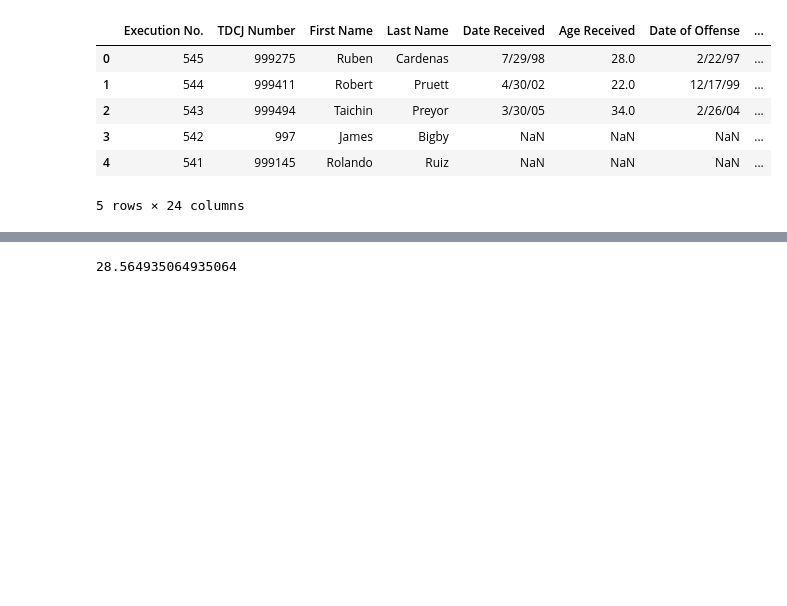
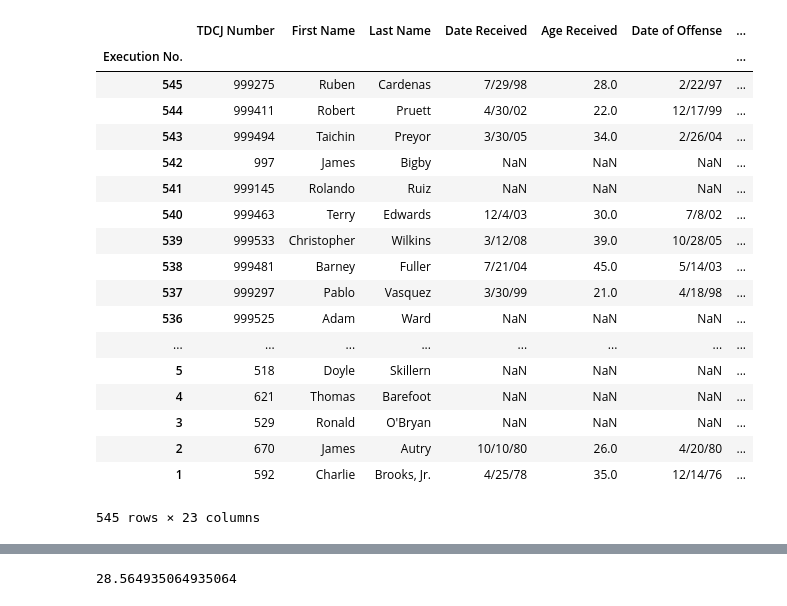
Before and after one commit to allanmc0913/Executions-and-Poverty-in-Texas, a Jupyter notebook: Executed Inmates Data Analysis.ipynb, the cells around one changed output, grey strips where cells are left out. Cells and saved outputs as stored; diff of their text form; code cells hidden in the pictures; blank space fills up the shorter version.

```diff
--- a/Executed Inmates Data Analysis.ipynb
+++ b/Executed Inmates Data Analysis.ipynb
@@ -14,12 +12,25 @@ css = open('style-table.css').read() + open('style-notebook.css').read()
 HTML('<style>{}</style>'.format(css))
 # %%
 df_inmates = pd.read_csv('exinmates.csv', encoding="latin-1")
-df_inmates.head()
+df_inmates = df_inmates.set_index("Execution No.")
+df_inmates
 # %% [output]
-|  | Execution No. | TDCJ Number | First Name | Last Name | Date Received | Age Received | Date of Offense | ... |
-| 0 | 545 | 999275 | Ruben | Cardenas | 7/29/98 | 28.0 | 2/22/97 | ... |
-| 1 | 544 | 999411 | Robert | Pruett | 4/30/02 | 22.0 | 12/17/99 | ... |
-| 2 | 543 | 999494 | Taichin | Preyor | 3/30/05 | 34.0 | 2/26/04 | ... |
-| 3 | 542 | 997 | James | Bigby | NaN | NaN | NaN | ... |
-| 4 | 541 | 999145 | Rolando | Ruiz | NaN | NaN | NaN | ... |
+|  | TDCJ Number | First Name | Last Name | Date Received | Age Received | Date of Offense | ... |
+| Execution No. |  |  |  |  |  |  | ... |
+| 545 | 999275 | Ruben | Cardenas | 7/29/98 | 28.0 | 2/22/97 | ... |
+| 544 | 999411 | Robert | Pruett | 4/30/02 | 22.0 | 12/17/99 | ... |
+| 543 | 999494 | Taichin | Preyor | 3/30/05 | 34.0 | 2/26/04 | ... |
+| 542 | 997 | James | Bigby | NaN | NaN | NaN | ... |
+| 541 | 999145 | Rolando | Ruiz | NaN | NaN | NaN | ... |
+| 540 | 999463 | Terry | Edwards | 12/4/03 | 30.0 | 7/8/02 | ... |
+| 539 | 999533 | Christopher | Wilkins | 3/12/08 | 39.0 | 10/28/05 | ... |
+| 538 | 999481 | Barney | Fuller | 7/21/04 | 45.0 | 5/14/03 | ... |
+| 537 | 999297 | Pablo | Vasquez | 3/30/99 | 21.0 | 4/18/98 | ... |
+| 536 | 999525 | Adam | Ward | NaN | NaN | NaN | ... |
+| ... | ... | ... | ... | ... | ... | ... | ... |
+| 5 | 518 | Doyle | Skillern | NaN | NaN | NaN | ... |
+| 4 | 621 | Thomas | Barefoot | NaN | NaN | NaN | ... |
+| 3 | 529 | Ronald | O'Bryan | NaN | NaN | NaN | ... |
+| 2 | 670 | James | Autry | 10/10/80 | 26.0 | 4/20/80 | ... |
+| 1 | 592 | Charlie | Brooks, Jr. | 4/25/78 | 35.0 | 12/14/76 | ... |
-5 rows × 24 columns
+545 rows × 23 columns
```
Also changed, not shown: parts of 18 cells of this notebook, 3 other files.
